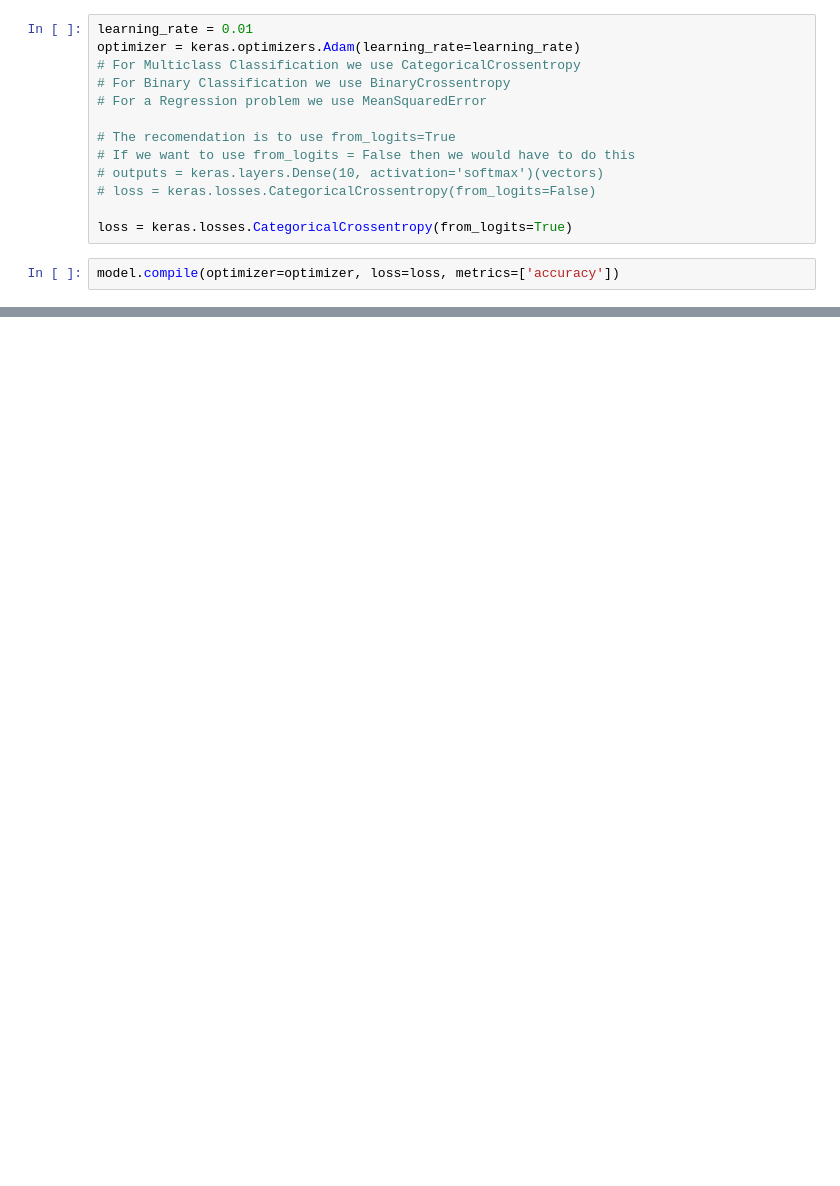
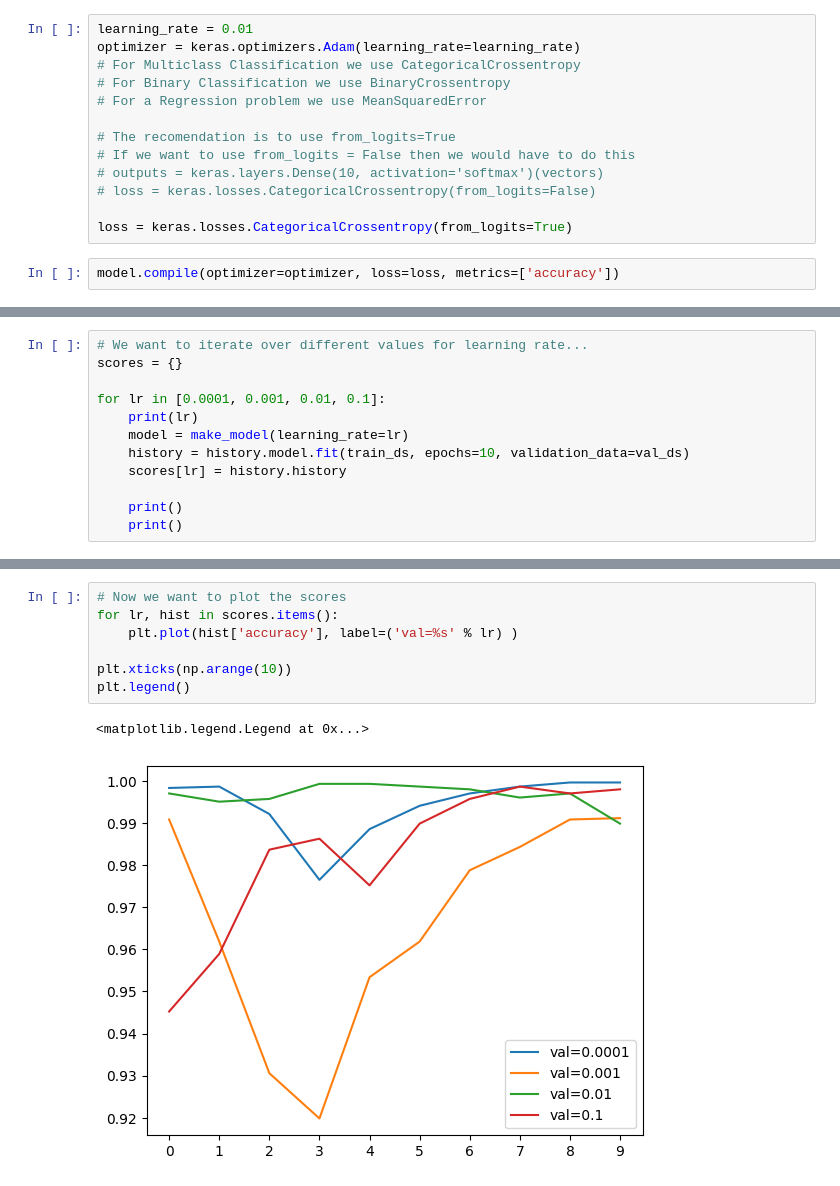
Before and after one commit to kasteion/ml-zoomcamp-2024, a Jupyter notebook: 08-deep-learning/08-neural-networks-and-deep-learning.ipynb, the cells around one changed output, grey strips where cells are left out. Cells and saved outputs as stored; diff of their text form; blank space fills up the shorter version.

```diff
--- a/08-deep-learning/08-neural-networks-and-deep-learning.ipynb
+++ b/08-deep-learning/08-neural-networks-and-deep-learning.ipynb
@@ -437,0 +472,12 @@ plt.legend()
+# %%
+# We want to iterate over different values for learning rate...
+scores = {}
+
+for lr in [0.0001, 0.001, 0.01, 0.1]:
+    print(lr)
+    model = make_model(learning_rate=lr)
+    history = history.model.fit(train_ds, epochs=10, validation_data=val_ds)
+    scores[lr] = history.history
+
+    print()
+    print()
@@ -437,0 +502,10 @@ plt.legend()
+# %%
+# Now we want to plot the scores
+for lr, hist in scores.items():
+    plt.plot(hist['accuracy'], label=('val=%s' % lr) )
+
+plt.xticks(np.arange(10))
+plt.legend()
+# %% [output]
+<matplotlib.legend.Legend at 0x...>
+[figure, added]
```
Also changed, not shown: parts of 23 cells of this notebook, 2 other files.
